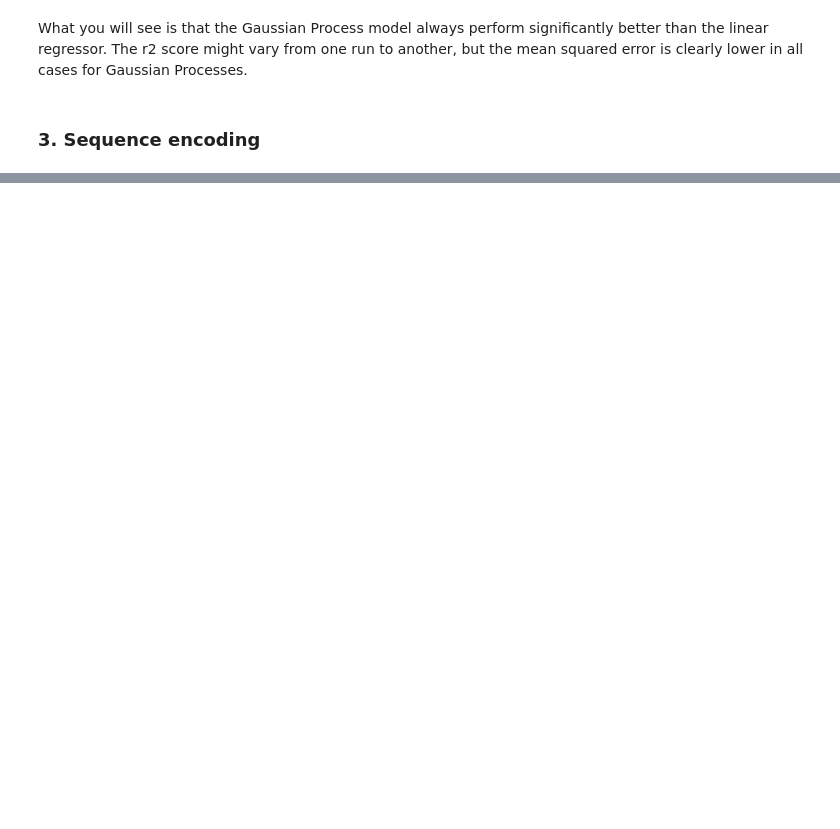
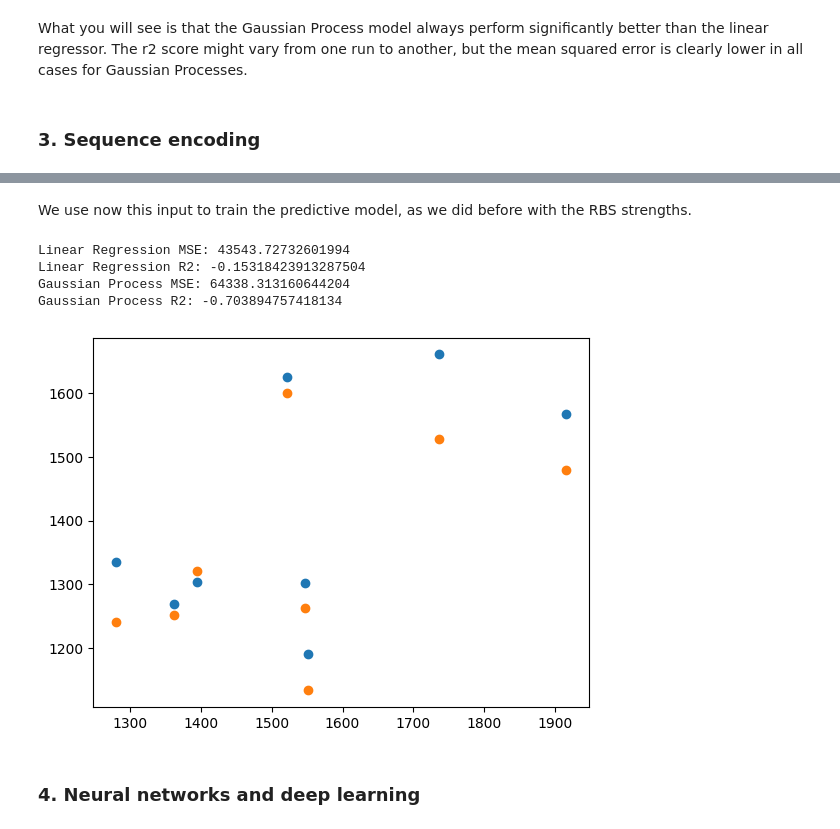
Before and after one commit to pablocarb/uimp-synbio, a Jupyter notebook: SynBio-AI-Overview.ipynb, the cells around one changed output, grey strips where cells are left out. Drawn from its saved outputs; the diff is of its cells as text; code cells hidden in the pictures; blank space fills up the shorter version.

Commit message:
Deep learning

```diff
--- a/SynBio-AI-Overview.ipynb
+++ b/SynBio-AI-Overview.ipynb
@@ -162,0 +256,5 @@ Here, we will show an approach based on the encodign of sequences using the one-
+# %%
+from Functions import one_hot_encoding
+
+Xd = one_hot_encoding(mylib)
+print(Xd)
@@ -162,0 +278,53 @@ Here, we will show an approach based on the encodign of sequences using the one-
+# %% [markdown]
+We use now this input to train the predictive model, as we did before with the RBS strengths.
+# %%
+from sklearn.preprocessing import StandardScaler
+from sklearn.linear_model import LinearRegression
+from sklearn.gaussian_process import GaussianProcessRegressor
+from sklearn.gaussian_process.kernels import RBF
+from sklearn.model_selection import train_test_split
+from sklearn.metrics import mean_squared_error, r2_score
+
+Xd0 = Xd
+scaler = StandardScaler()
+scaler.fit(Xd)
+Xd = scaler.transform(Xd)
+
+# Convert Y to numpy array if it's a list
+Y = np.array(Y)
+
+# Reshape Y if needed
+Y = Y.reshape(-1)
+
+# Split data into train and test sets
+X_train, X_test, Y_train, Y_test = train_test_split(Xd, Y, test_size=0.5)
+
+# Linear Regression
+
+lin_reg = LinearRegression()
+lin_reg.fit(X_train, Y_train)
+X_test1 = X_test
+Y_test1 = Y_test
+Y_pred_lin = lin_reg.predict(X_test1)
+print("Linear Regression MSE:", mean_squared_error(Y_test1, Y_pred_lin))
+print("Linear Regression R2:", r2_score(Y_test1, Y_pred_lin))
+
+
+kernel = 1 * RBF(length_scale=1, length_scale_bounds=(1e-2, 1e2))
+gaussian_process = GaussianProcessRegressor(kernel=kernel, n_restarts_optimizer=9,alpha=1e-2)
+gaussian_process.fit(X_train, Y_train)
+mean_prediction, std_prediction = gaussian_process.predict(X_test1, return_std=True)
+print("Gaussian Process MSE:", mean_squared_error(Y_test1, mean_prediction))
+print("Gaussian Process R2:", r2_score(Y_test1, mean_prediction))
+
+plt.scatter(Y_test1, Y_pred_lin)
+plt.scatter(Y_test1, mean_prediction)
+plt.show()
+# %% [output]
+Linear Regression MSE: 43543.72732601994
+Linear Regression R2: -0.15318423913287504
+Gaussian Process MSE: 64338.313160644204
+Gaussian Process R2: -0.703894757418134
+[figure, added]
+# %% [markdown]
+### 4. Neural networks and deep learning
```
Also changed, not shown: parts of 22 cells of this notebook, 3 other files.
